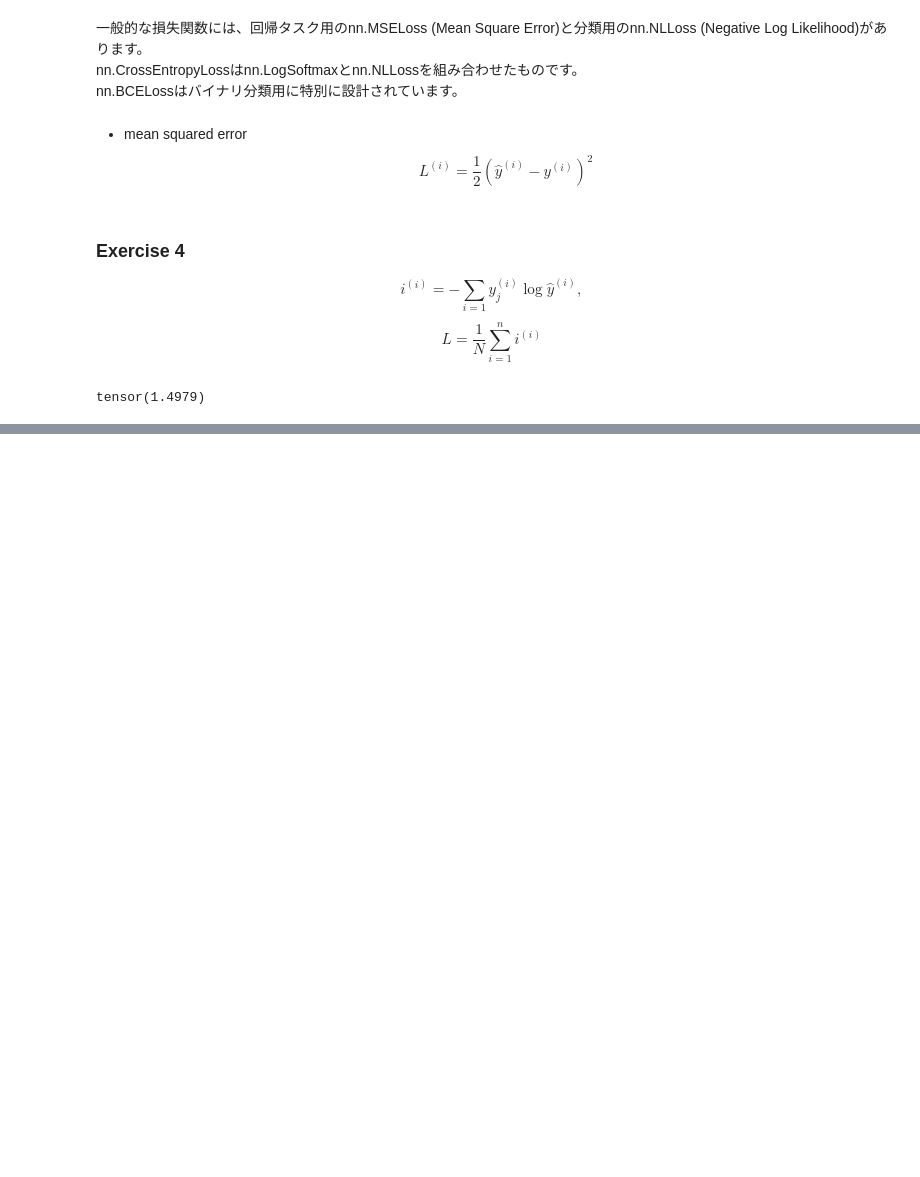
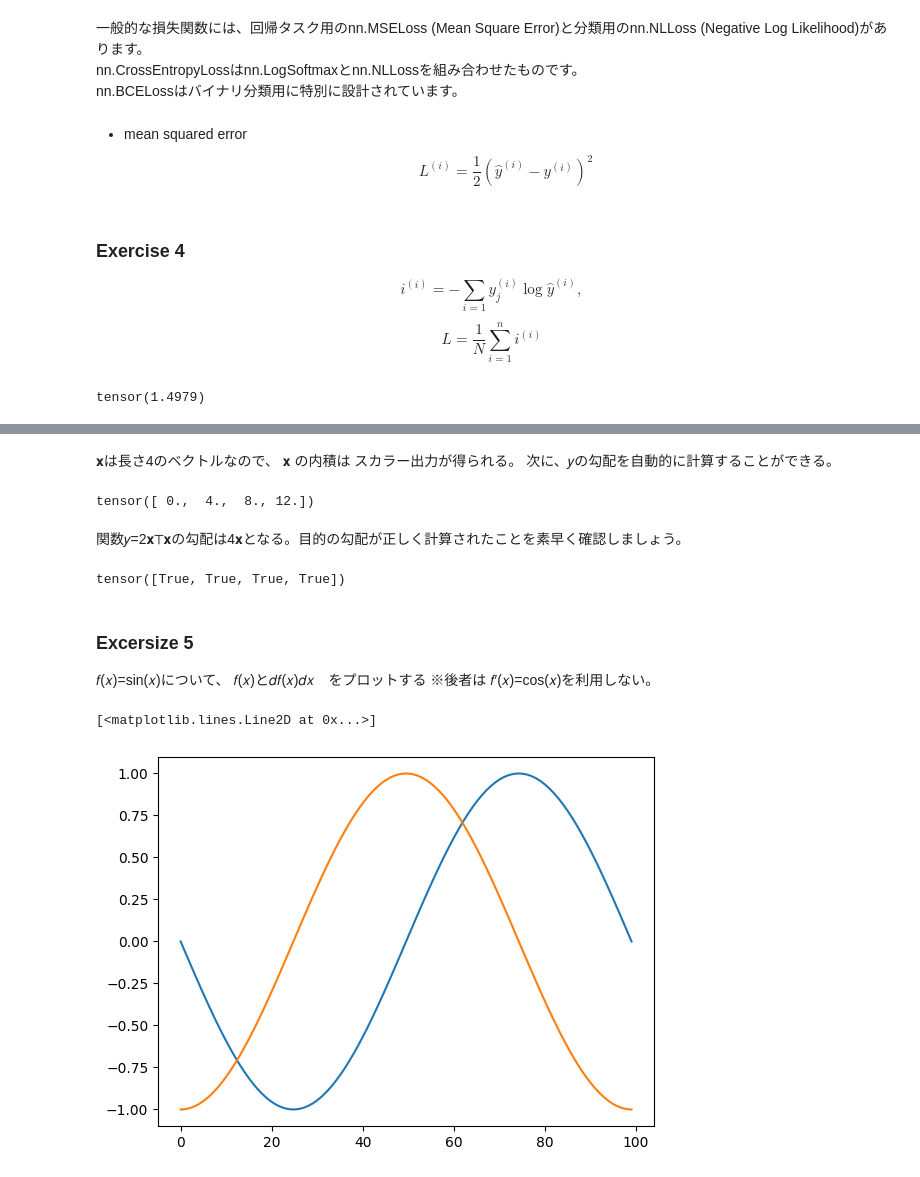
Before and after one commit to niikun/DL_for_health_care, a Jupyter notebook: Lab1.ipynb, the cells around one changed output, grey strips where cells are left out. Cells and saved outputs as stored; diff of their text form; code cells hidden in the pictures; blank space fills up the shorter version.

```diff
--- a/Lab1.ipynb
+++ b/Lab1.ipynb
@@ -314,0 +338,31 @@ def cross_entropy(y_hat, y):
+# %% [markdown]
+𝐱は長さ4のベクトルなので、 𝐱 の内積は
+  スカラー出力が得られる。
+ 次に、𝑦の勾配を自動的に計算することができる。
+# %%
+y.backward()
+x.grad
+# %% [output]
+tensor([ 0.,  4.,  8., 12.])
+# %% [markdown]
+関数𝑦=2𝐱⊤𝐱の勾配は4𝐱となる。目的の勾配が正しく計算されたことを素早く確認しましょう。
+# %%
+x.grad == 4 * x
+# %% [output]
+tensor([True, True, True, True])
+# %% [markdown]
+### Excersize 5
+𝑓(𝑥)=sin(𝑥)について、
+𝑓(𝑥)と𝑑𝑓(𝑥)𝑑𝑥　をプロットする
+※後者は 𝑓′(𝑥)=cos(𝑥)を利用しない。
+# %%
+x = np.linspace(-np.pi,np.pi,100)
+x = torch.tensor(x, requires_grad=True)
+y = torch.sin(x)
+plt.plot(y.detach().numpy())
+loss = y.sum()
+loss.backward()
+plt.plot(x.grad)
+# %% [output]
+[<matplotlib.lines.Line2D at 0x...>]
+[figure, added]
```
Also changed, not shown: parts of 36 cells of this notebook.
